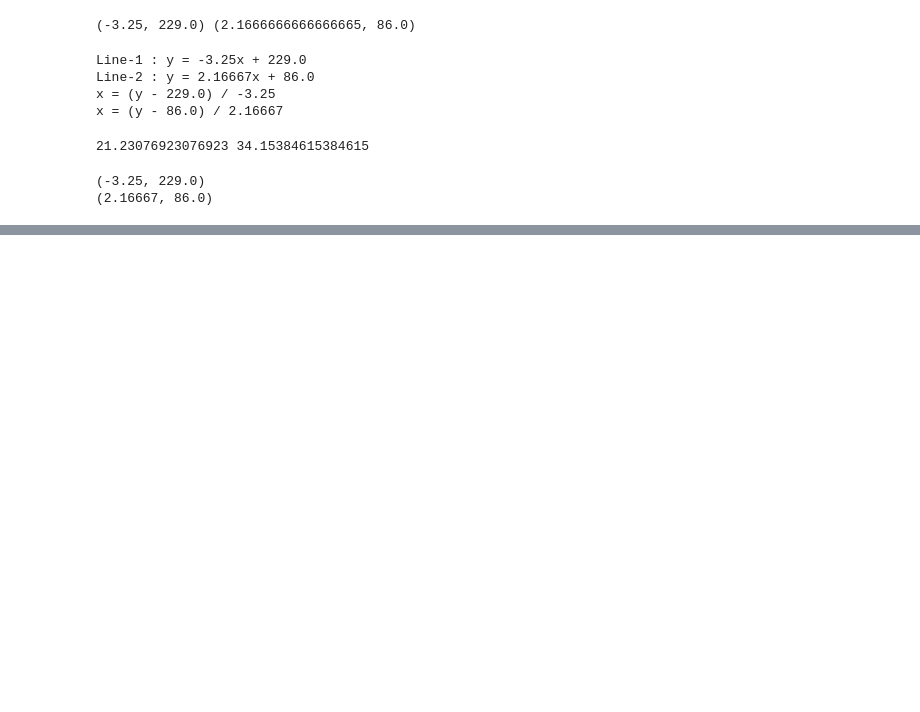
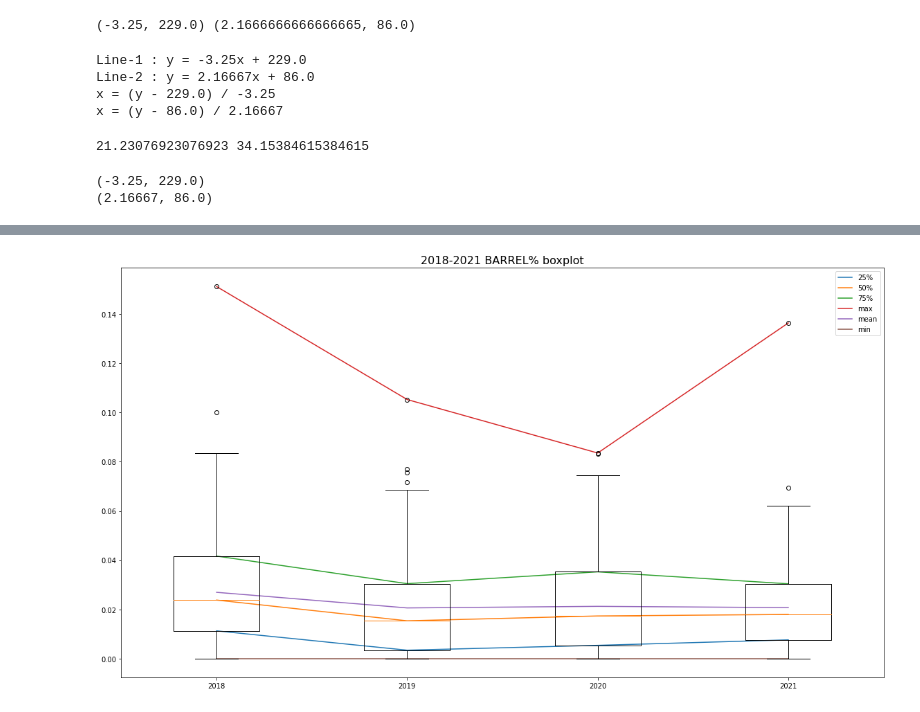
Before and after one commit to Bigcontest-Triple-I/Baseball_OPS-Prediction, a Jupyter notebook: HTS data analyze.ipynb, the cells around one changed output, grey strips where cells are left out. Cells and saved outputs as stored; diff of their text form; code cells hidden in the pictures; blank space fills up the shorter version.

```diff
--- a/HTS data analyze.ipynb
+++ b/HTS data analyze.ipynb
@@ -424,0 +441,16 @@ print(dfPlayerRecord.head())
+# %%
+bp_stat = []
+fig = plt.figure(figsize=(16,9))
+for _, df in gda:
+    bp_stat.append(df.loc[:, 'BARREL%'].describe())
+
+keys = bp_stat[0].keys().difference(['count', 'std'])
+for k in keys:
+    plt.plot(range(1, len(b_stat)+1), [b.loc[k] for b in bp_stat])
+plt.legend(keys)
+plt.boxplot([df['BARREL%'] for _, df in gda], labels=range(2018, 2021+1))
+plt.title('2018-2021 BARREL% boxplot', fontsize=16)
+plt.tight_layout()
+plt.show()
+# %% [output]
+[figure, added]
```
Also changed, not shown: parts of 5 cells of this notebook, 2 other files.
